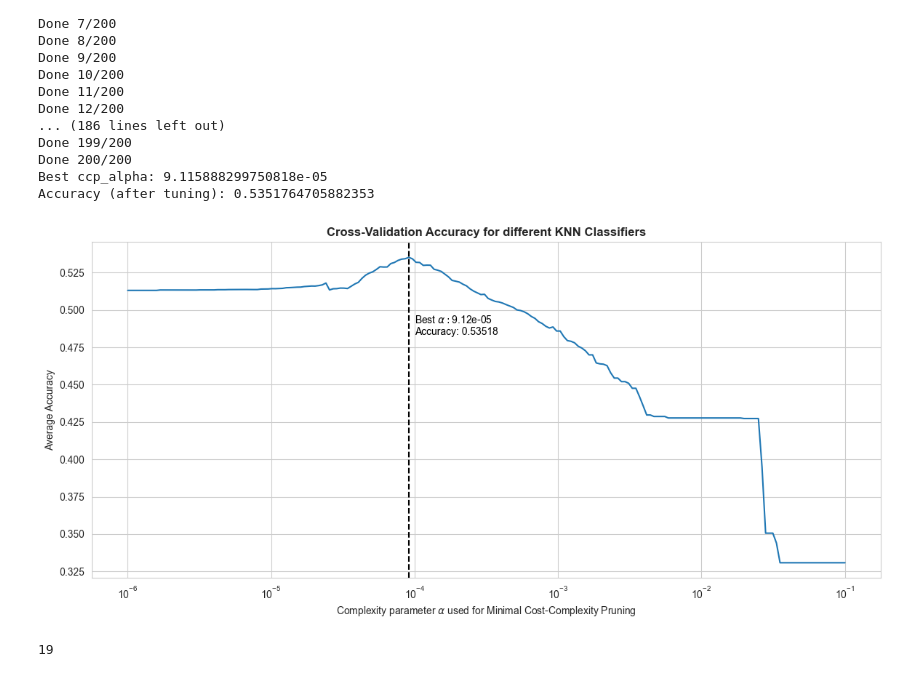
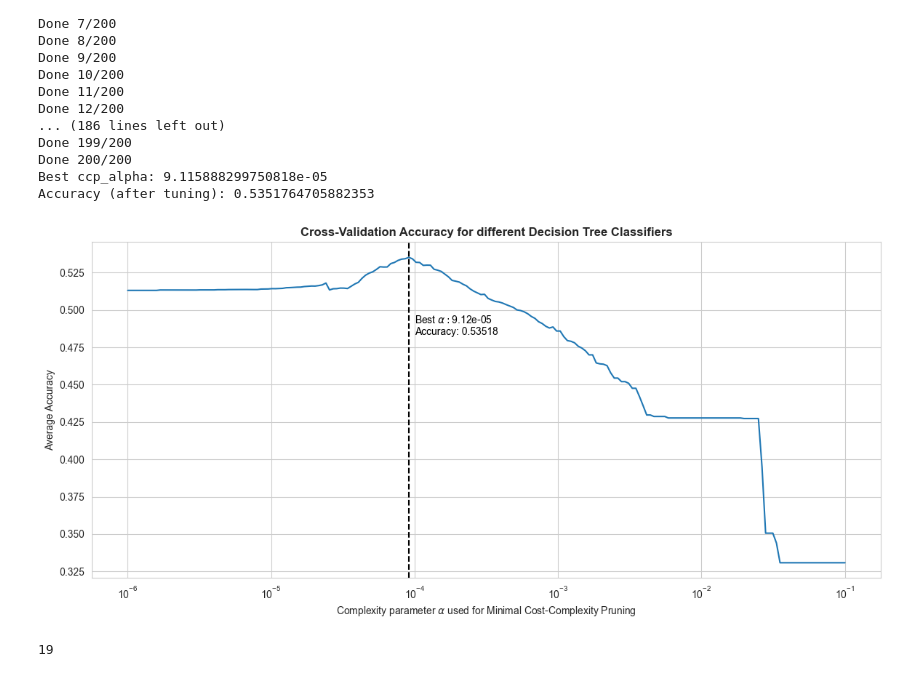
Before and after one commit to laskagrzegorz/dataScienceProject, a Jupyter notebook: 3_tests/Pre-processing.ipynb, the cells around one changed output. Drawn from its saved outputs; the diff is of its cells as text; code cells hidden in the pictures.

```diff
--- a/3_tests/Pre-processing.ipynb
+++ b/3_tests/Pre-processing.ipynb
@@ -603,35 +603,35 @@ def plot_accuracy_values(accuracy_values, best_ccp_alpha, best_accuracy):
     # Extract ccp_alpha values and corresponding accuracy values
     ccp_alphas = list(accuracy_values.keys())
     accuracies = list(accuracy_values.values())
 
     plt.figure(figsize=(14, 6))
     # Plot accuracy values
     plt.plot(ccp_alphas, accuracies, linestyle='-')
 
     # Plot vertical line at the best ccp_alpha
     plt.axvline(x=best_ccp_alpha, color='black', linestyle='--')
 
     # Annotate best ccp_alpha and accuracy
     plt.text(best_ccp_alpha*1.1, best_accuracy*0.90,r'Best $\alpha: $' + f'{best_ccp_alpha:.2e}\nAccuracy: {best_accuracy:.5f}',
              verticalalignment='bottom', horizontalalignment='left', color='black')
 
     # Labels and title
     plt.xlabel(r'Complexity parameter $\alpha$ used for Minimal Cost-Complexity Pruning')
     plt.xscale('log')
     plt.ylabel('Average Accuracy')
-    plt.title('Cross-Validation Accuracy for different KNN Classifiers', fontweight='bold')
+    plt.title('Cross-Validation Accuracy for different Decision Tree Classifiers', fontweight='bold')
 
     # Save the plot as an image file with high resolution (300 dpi)
     plt.savefig("Decision_Tree_classifier_hyperparameter_tuning_plot.png", dpi=300, bbox_inches='tight')
 
     # Show plot
     plt.show()
 
 
 # Example usage:
 plot_accuracy_values(accuracy_values, best_ccp_alpha, best_accuracy)
 # %% [output]
-[figure, old version]
+[figure, new version]
 # %%
 best_tree_classifier = DecisionTreeClassifier(ccp_alpha=best_ccp_alpha, random_state=50)
 # Fit the model to the training data
```
Also changed, not shown: 1 other file.
